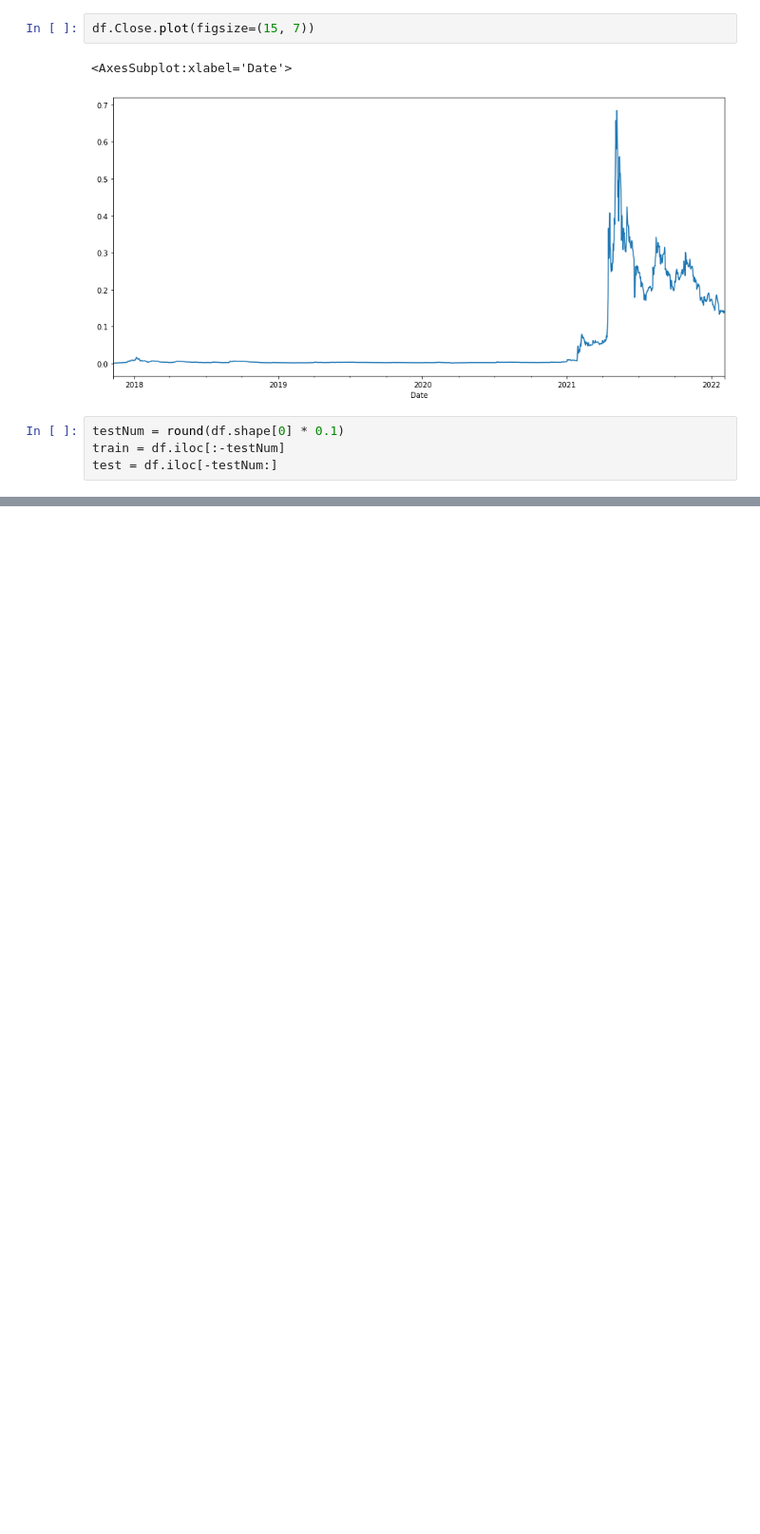
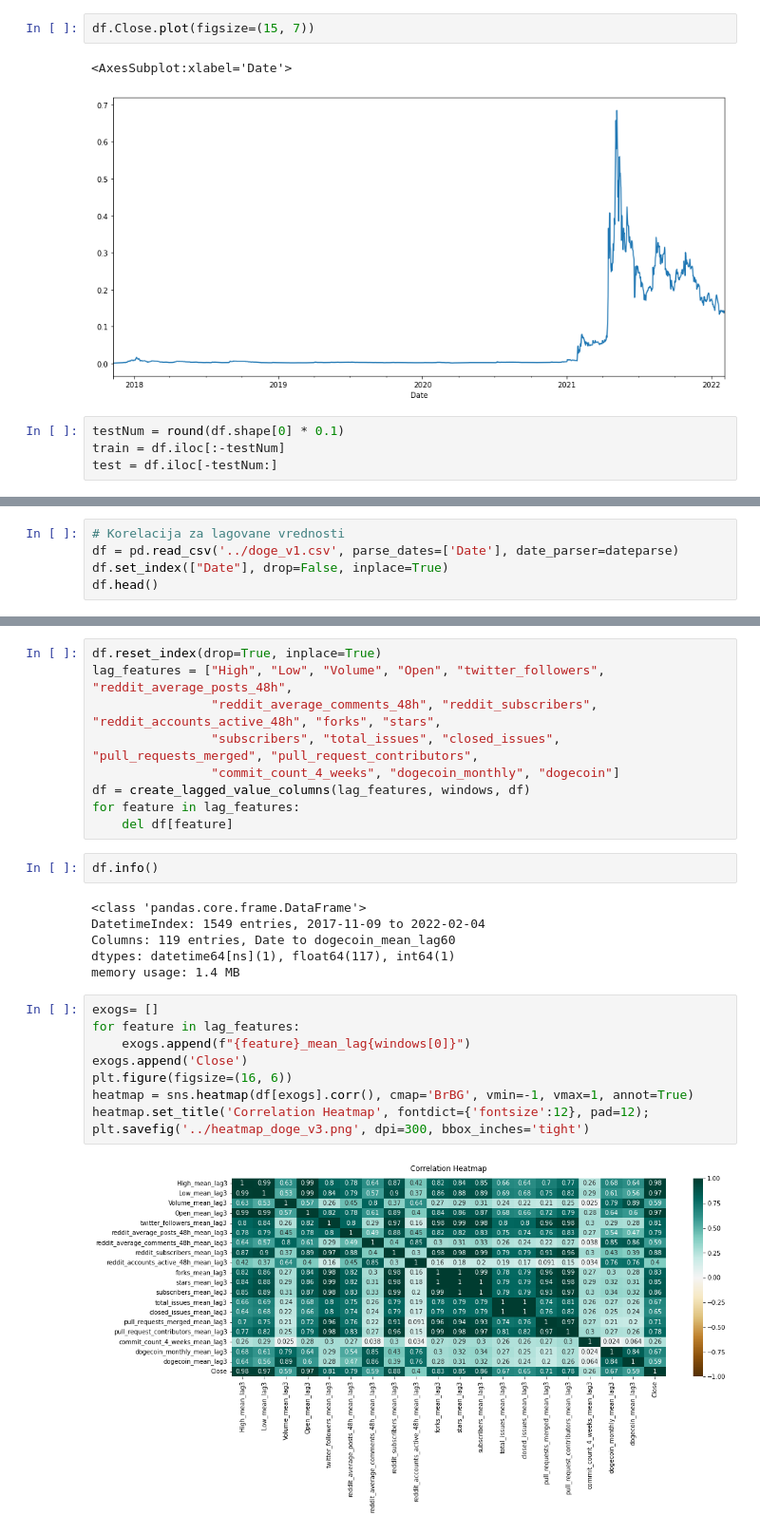
Before and after one commit to AnLong98/SIAP_2022, a Jupyter notebook: notebooks/doge_arimax.ipynb, the cells around one changed output, grey strips where cells are left out. Shown at 95% size. Cells and saved outputs as stored; diff of their text form; blank space fills up the shorter version.

```diff
--- a/notebooks/doge_arimax.ipynb
+++ b/notebooks/doge_arimax.ipynb
@@ -544,3 +544,8 @@ MAPE for 60 day lag prediction is 50.78011985563199
 [figure]
 [figure]
 [figure]
+# %%
+# Korelacija za lagovane vrednosti
+df = pd.read_csv('../doge_v1.csv', parse_dates=['Date'], date_parser=dateparse)
+df.set_index(["Date"], drop=False, inplace=True)
+df.head()
@@ -546,0 +561,28 @@ MAPE for 60 day lag prediction is 50.78011985563199
+# %%
+df.reset_index(drop=True, inplace=True)
+lag_features = ["High", "Low", "Volume", "Open", "twitter_followers", "reddit_average_posts_48h",
+                "reddit_average_comments_48h", "reddit_subscribers", "reddit_accounts_active_48h", "forks", "stars",
+                "subscribers", "total_issues", "closed_issues", "pull_requests_merged", "pull_request_contributors",
+                "commit_count_4_weeks", "dogecoin_monthly", "dogecoin"]
+df = create_lagged_value_columns(lag_features, windows, df)
+for feature in lag_features:
+    del df[feature]
+# %%
+df.info()
+# %% [output]
+<class 'pandas.core.frame.DataFrame'>
+DatetimeIndex: 1549 entries, 2017-11-09 to 2022-02-04
+Columns: 119 entries, Date to dogecoin_mean_lag60
+dtypes: datetime64[ns](1), float64(117), int64(1)
+memory usage: 1.4 MB
+# %%
+exogs= []
+for feature in lag_features:
+    exogs.append(f"{feature}_mean_lag{windows[0]}")
+exogs.append('Close')
+plt.figure(figsize=(16, 6))
+heatmap = sns.heatmap(df[exogs].corr(), cmap='BrBG', vmin=-1, vmax=1, annot=True)
+heatmap.set_title('Correlation Heatmap', fontdict={'fontsize':12}, pad=12);
+plt.savefig('../heatmap_doge_v3.png', dpi=300, bbox_inches='tight')
+# %% [output]
+[figure, added]
```
Also changed, not shown: parts of 20 cells of this notebook, 1 other file.
